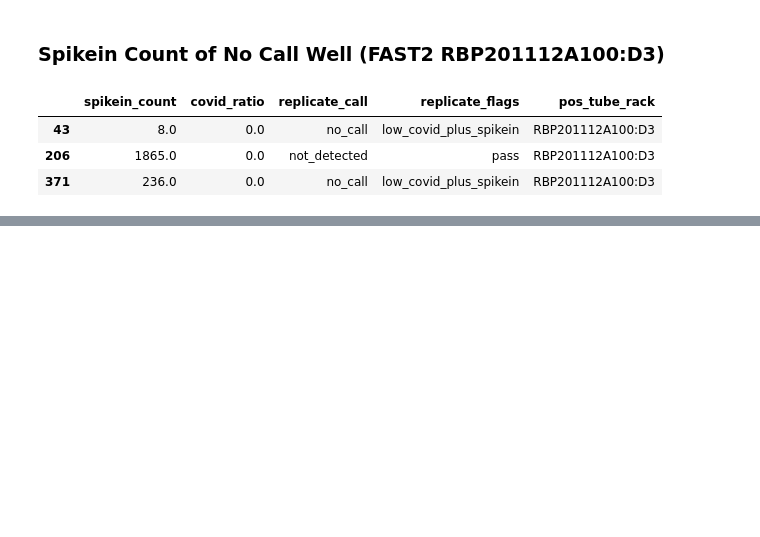
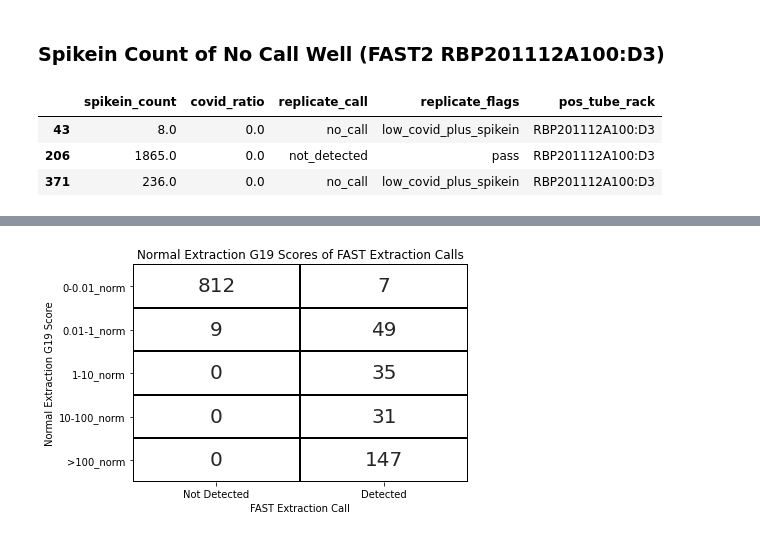
Before and after one commit to gh-bshih/g19_analysis, a Jupyter notebook: 201229_FastConcordanceReproducibility.ipynb, the cells around one changed output, grey strips where cells are left out. Cells and saved outputs as stored; diff of their text form; code cells hidden in the pictures; blank space fills up the shorter version.

Commit message:
added heatmap all FAST vs Norm G19 Scores

```diff
--- a/201229_FastConcordanceReproducibility.ipynb
+++ b/201229_FastConcordanceReproducibility.ipynb
@@ -365,0 +368,16 @@ singlicate[singlicate['pos_tube_rack'] == 'RBP201112A100:D3'].loc[:,['spikein_co
+# %%
+norm_RBP = 'RBP200828A305|RBP200828A123|RBP201022A161|RBP201022A115|RBP201112A183|RBP201112A181|RBP201112A184|RBP201112A068'
+fast_RBP = 'RBP201112A039|RBP201112A040|RBP201112A041|RBP201112A176|RBP201112A100|RBP201112A236|RBP201112A237|RBP201112A238|RBP201112A027|RBP201112A028|RBP201112A029|RBP201112A030'
+
+rbp_map = {'RBP201112A039':'RBP200828A305',
+           'RBP201112A040':'RBP200828A123',
+           'RBP201112A041':'RBP201022A161',
+           'RBP201112A176':'RBP201022A115',
+           'RBP201112A100':'RBP201112A183',
+           'RBP201112A236':'RBP201112A181',
+           'RBP201112A237':'RBP201112A184',
+           'RBP201112A238':'RBP201112A068',
+           'RBP201112A027':'RBP201112A183',
+           'RBP201112A028':'RBP201112A181',
+           'RBP201112A029':'RBP201112A184',
+           'RBP201112A030':'RBP201112A068'}
@@ -365,0 +471,16 @@ singlicate[singlicate['pos_tube_rack'] == 'RBP201112A100:D3'].loc[:,['spikein_co
+# %%
+detected_comparison = combined.groupby('total_detected_fast').sum().iloc[:,8:13]
+
+ax = sns.heatmap(detected_comparison.transpose(), cmap=ListedColormap(['white']),
+                 annot=True, annot_kws={"size": 20}, fmt='.0f',
+                 cbar=False, linewidths=1, linecolor='black')
+
+ax.set_xticklabels(['Not Detected', 'Detected'])
+ax.set_xlabel('FAST Extraction Call')
+ax.set_ylabel('Normal Extraction G19 Score')
+
+plt.title('Normal Extraction G19 Scores of FAST Extraction Calls')
+
+plt.show()
+# %% [output]
+[figure, added]
```
Also changed, not shown: parts of 6 cells of this notebook.
